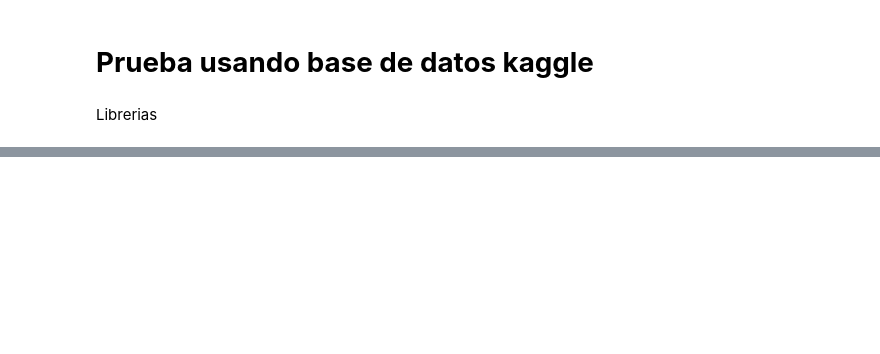
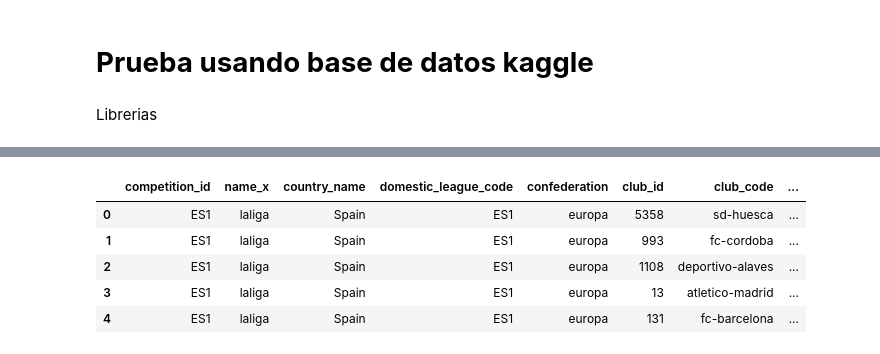
Before and after one commit to iGhostlp/Proyecto_MELI, a Jupyter notebook: Proyecto_MELI.ipynb, the cells around one changed output, grey strips where cells are left out. Saved outputs shown, nothing was run; the diff lists cells and outputs as text; code cells hidden in the pictures; blank space fills up the shorter version.

```diff
--- a/Proyecto_MELI.ipynb
+++ b/Proyecto_MELI.ipynb
@@ -47,7 +42,7 @@ for name, df in df_dict.items():
 # %%
 df_appearances = df_dict["appearances"]
 df_club_games = df_dict["club_games"]
-df_club_games = df_dict["club_games"]
+df_clubs = df_dict["clubs"]
 df_competitions = df_dict["competitions"]
 df_game_events = df_dict["game_events"]
 df_games = df_dict["games"]
@@ -78,0 +52,3 @@ print(df1.head(10))
+# %%
+ligas_europa = ['GB1', 'FR1', 'IT1', 'ES1','L1']
+df_liga_filtered = df1[df1['competition_id'].isin(ligas_europa)]
@@ -78,0 +64,13 @@ print(df1.head(10))
+# %%
+df_clubs = df_clubs.rename(columns={"domestic_competition_id":"competition_id"})
+# %%
+df_merged = df_liga_filtered.merge(df_clubs, on='competition_id', how='inner')
+# %%
+df_merged.head()
+# %% [output]
+|  | competition_id | name_x | country_name | domestic_league_code | confederation | club_id | club_code | ... |
+| 0 | ES1 | laliga | Spain | ES1 | europa | 5358 | sd-huesca | ... |
+| 1 | ES1 | laliga | Spain | ES1 | europa | 993 | fc-cordoba | ... |
+| 2 | ES1 | laliga | Spain | ES1 | europa | 1108 | deportivo-alaves | ... |
+| 3 | ES1 | laliga | Spain | ES1 | europa | 13 | atletico-madrid | ... |
+| 4 | ES1 | laliga | Spain | ES1 | europa | 131 | fc-barcelona | ... |
```
Also changed, not shown: parts of 26 cells of this notebook.
